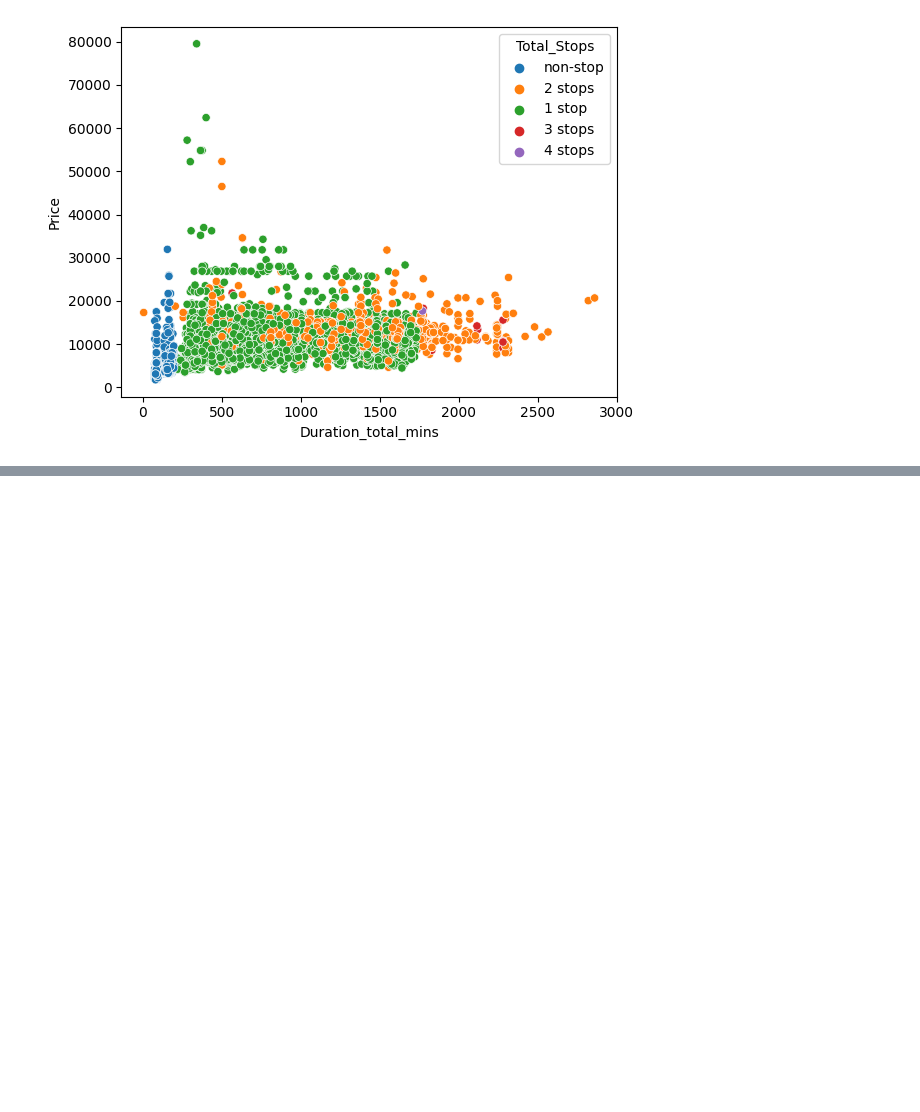
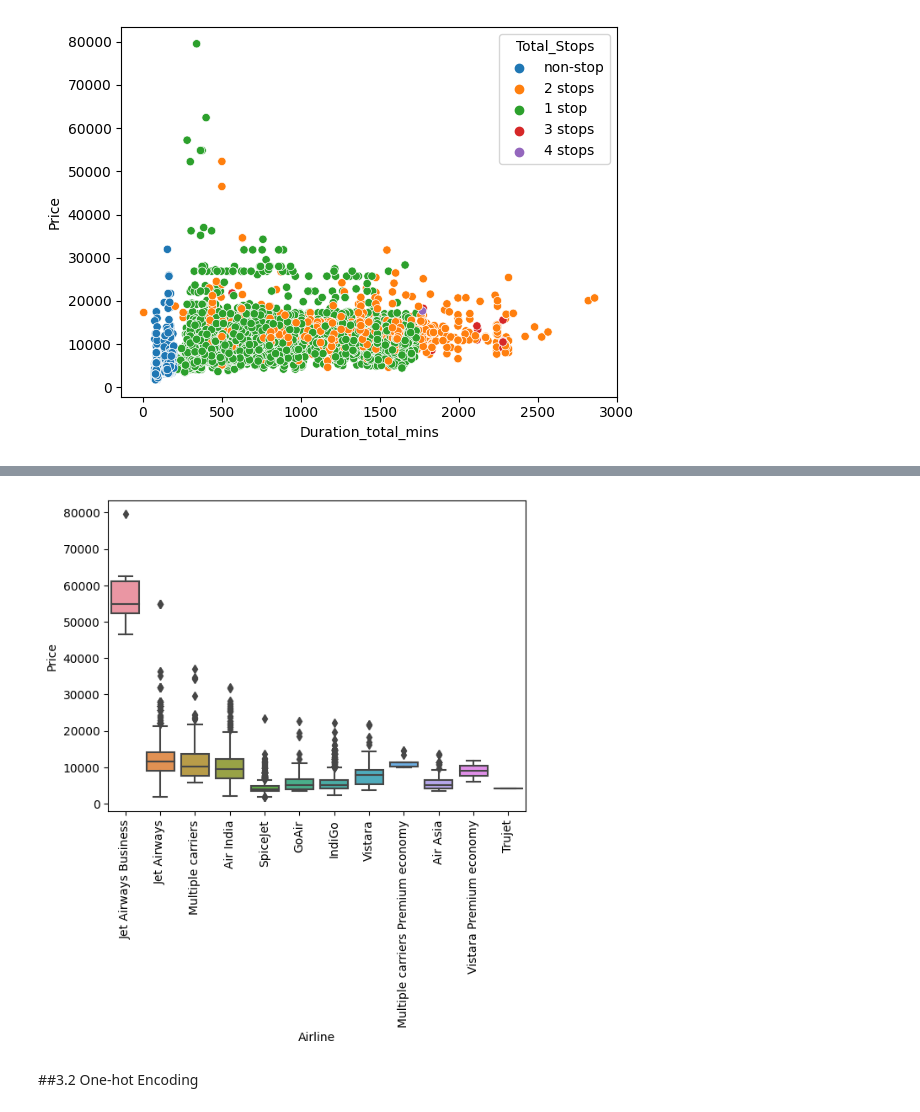
Before and after one commit to anilaksu/AI-and-Data-Science-Codes, a Jupyter notebook: Data_Science_Project_1_Airlines_Ticket_Fare.ipynb, the cells around one changed output, grey strips where cells are left out. Saved outputs shown, nothing was run; the diff lists cells and outputs as text; code cells hidden in the pictures; blank space fills up the shorter version.

```diff
--- a/Data_Science_Project_1_Airlines_Ticket_Fare.ipynb
+++ b/Data_Science_Project_1_Airlines_Ticket_Fare.ipynb
@@ -238,0 +261,8 @@ sns.scatterplot( x = "Duration_total_mins", y = "Price", hue = "Total_Stops",  d
+# %%
+sns.boxplot(y='Price', x = 'Airline', data = data.sort_values('Price', ascending = False))
+plt.xticks(rotation = 'vertical' )
+plt.show();
+# %% [output]
+[figure, added]
+# %% [markdown]
+##3.2 One-hot Encoding
```
Also changed, not shown: parts of 10 cells of this notebook.
